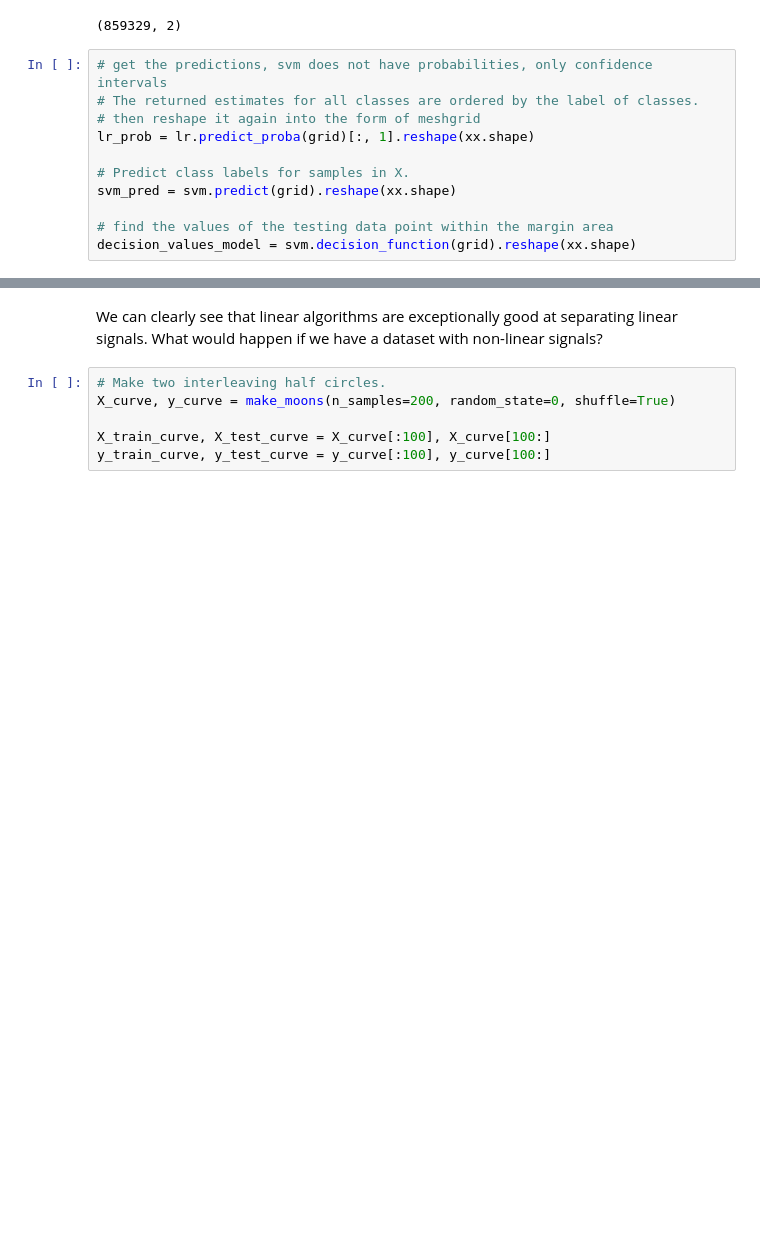
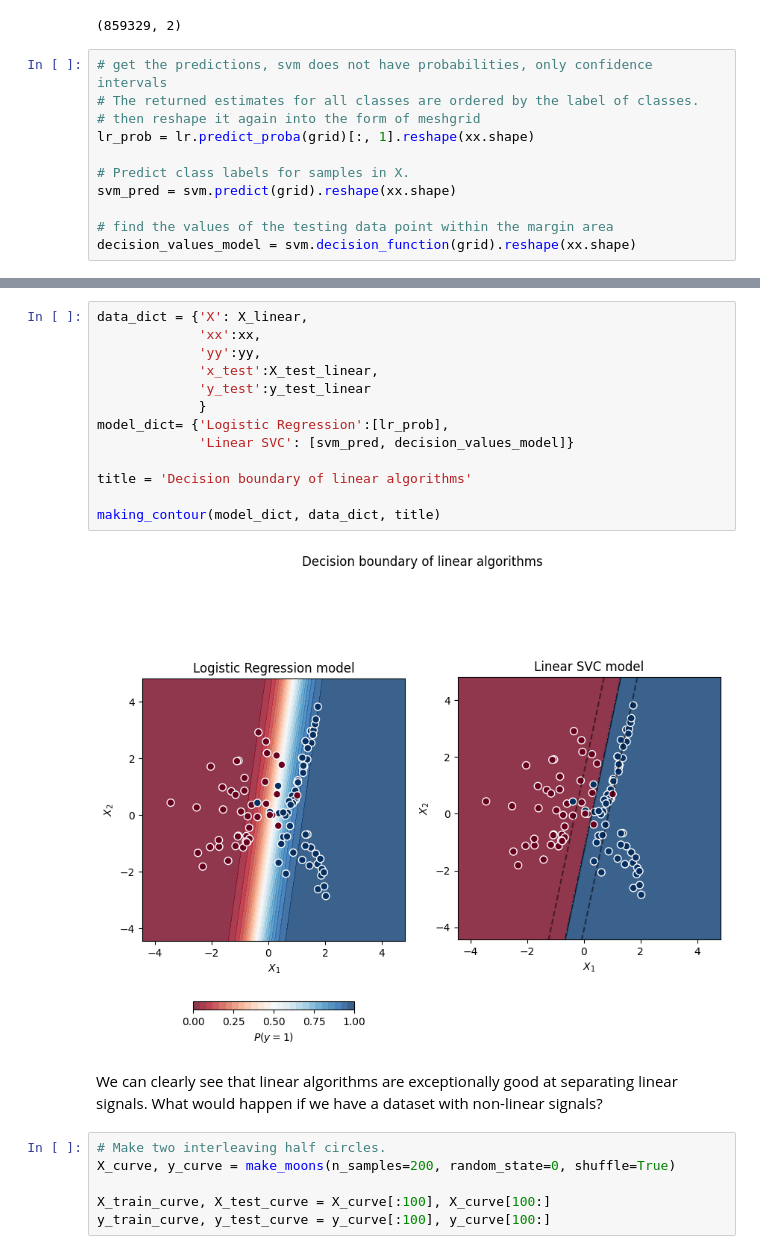
Before and after one commit to hooman-b/Machine_learning_assignments, a Jupyter notebook: Supervised_Learning/Fifth_Assignment/E_LR_SVM.ipynb, the cells around one changed output, grey strips where cells are left out. Cells and saved outputs as stored; diff of their text form; blank space fills up the shorter version.

```diff
--- a/Supervised_Learning/Fifth_Assignment/E_LR_SVM.ipynb
+++ b/Supervised_Learning/Fifth_Assignment/E_LR_SVM.ipynb
@@ -331,3 +368,18 @@ plt.show()
+# %%
+data_dict = {'X': X_linear,
+             'xx':xx,
+             'yy':yy,
+             'x_test':X_test_linear,
+             'y_test':y_test_linear
+             }
+model_dict= {'Logistic Regression':[lr_prob],
+             'Linear SVC': [svm_pred, decision_values_model]}
+
+title = 'Decision boundary of linear algorithms'
+
+making_contour(model_dict, data_dict, title)
+# %% [output]
+[figure, added]
 # %% [markdown]
 We can clearly see that linear algorithms are exceptionally good at separating linear signals. What would happen if we have a dataset with non-linear signals?
 # %%
```
Also changed, not shown: parts of 20 cells of this notebook.
